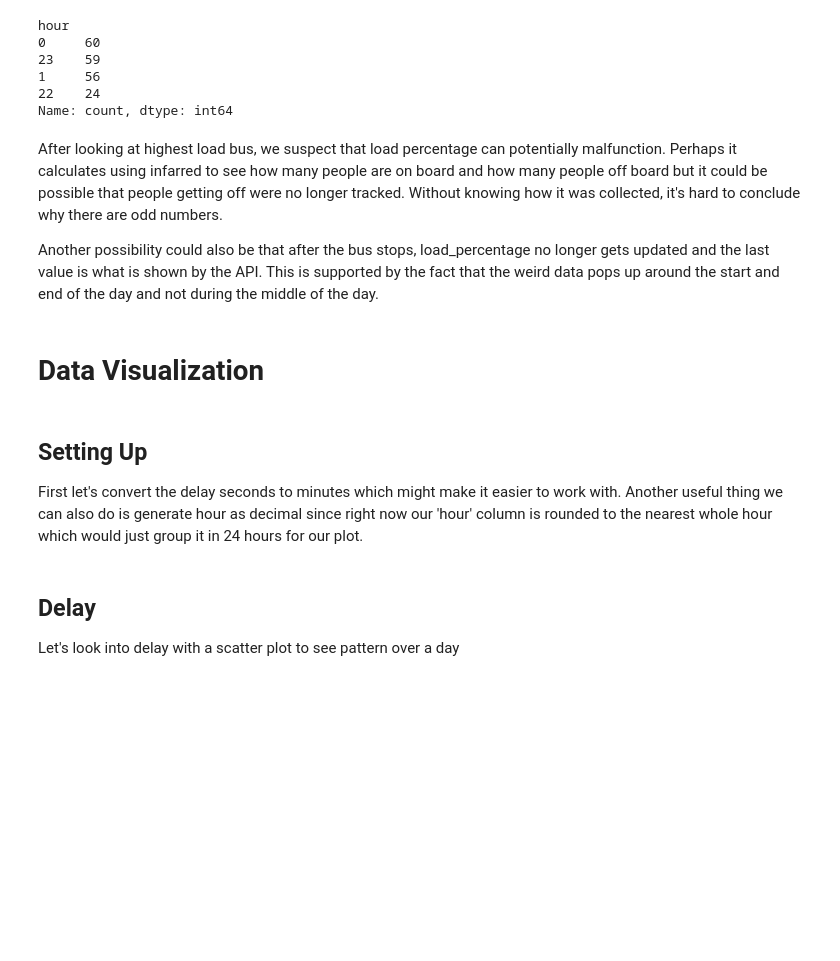
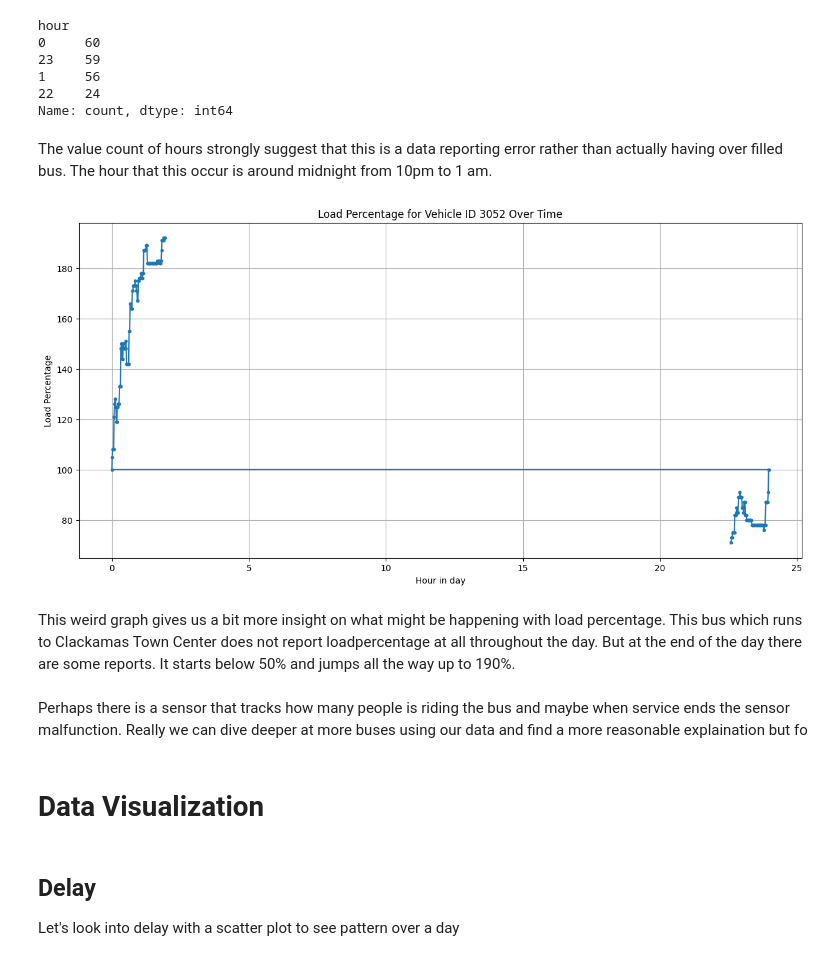
Before and after one commit to dvan2/trimet_data_project, a Jupyter notebook: notebooks/trimet.ipynb, the cells around one changed output. Saved outputs shown, nothing was run; the diff lists cells and outputs as text; code cells hidden in the pictures; blank space fills up the shorter version.

Commit message:
data visualiztion clean up

```diff
--- a/notebooks/trimet.ipynb
+++ b/notebooks/trimet.ipynb
@@ -342,13 +348,20 @@ hour
 1     56
 22    24
 Name: count, dtype: int64
-# %% [markdown]
-After looking at highest load bus, we suspect that load percentage can potentially malfunction.  Perhaps it calculates using infarred to see how many people are on board and how many people off board but it could be possible that people getting off were no longer tracked.  Without knowing how it was collected, it's hard to conclude why there are odd numbers.
-
-Another possibility could also be that after the bus stops, load_percentage no longer gets updated and the last value is what is shown by the API.  This is supported by the fact that the weird data pops up around the start and end of the day and not during the middle of the day.
+# %% [markdown]
+The value count of hours strongly suggest that this is a data reporting error rather than actually having over filled bus.  The hour that this occur is around midnight from 10pm to 1 am.
+# %%
+plt.figure(figsize = (15,7))
+plt.plot(df_highest_load['hour_decimal'], df_highest_load['loadPercentage'], marker='.', linestyle = '-')
+plt.title(f'Load Percentage for Vehicle ID {highest_load} Over Time')
+plt.xlabel("Hour in day")
+plt.ylabel("Load Percentage")
+plt.grid(True)
+# %% [output]
+[figure, added]
+# %% [markdown]
+This weird graph gives us a bit more insight on what might be happening with load percentage.  This bus which runs to Clackamas Town Center does not report loadpercentage at all throughout the day.  But at the end of the day there are some reports.  It starts below 50% and jumps all the way up to 190%.
+# %% [markdown]
+Perhaps there is a sensor that tracks how many people is riding the bus and maybe when service ends the sensor malfunction.  Really we can dive deeper at more buses using our data and find a more reasonable explaination but fo
 # %% [markdown]
 # Data Visualization
-# %% [markdown]
-## Setting Up
-
-First let's convert the delay seconds to minutes which might make it easier to work with.  Another useful thing we can also do is generate hour as decimal since right now our 'hour' column is rounded to the nearest whole hour which would just group it in 24 hours for our plot.
```
Also changed, not shown: parts of 28 cells of this notebook.
